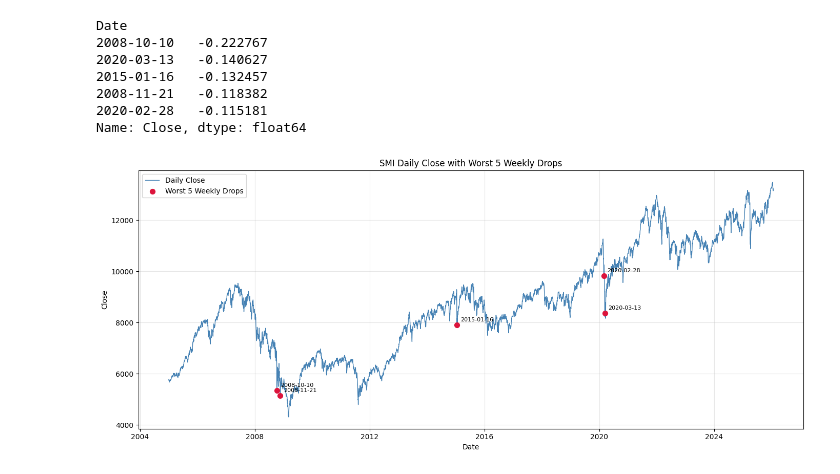
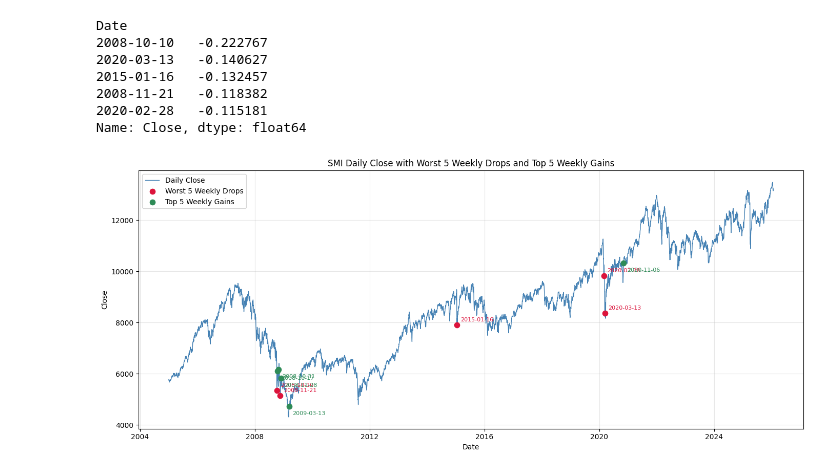
Before and after one commit to r-follador/TeletextSignals, a Jupyter notebook: E_SMI_events.ipynb, the cells around one changed output. Saved outputs shown, nothing was run; the diff lists cells and outputs as text; code cells hidden in the pictures.

```diff
--- a/E_SMI_events.ipynb
+++ b/E_SMI_events.ipynb
@@ -41,6 +41,7 @@ weekly = (
 )
 weekly_returns = weekly.pct_change().dropna()
 worst_5 = weekly_returns.nsmallest(5)
+best_5 = weekly_returns.nlargest(5)
 worst_5
 # %% [output]
 Date
@@ -53,23 +54,31 @@ Name: Close, dtype: float64
 # %%
 # Plot daily close with weekly drop markers
 plt.figure(figsize=(14, 6))
 plt.plot(df['Date'], df['Close'], color='steelblue', linewidth=1, label='Daily Close')
 
 # Mark worst weekly drops on the corresponding week-end date
-marker_dates = worst_5.index
-marker_values = df.set_index('Date').loc[marker_dates, 'Close']
-plt.scatter(marker_dates, marker_values, color='crimson', s=50, zorder=3, label='Worst 5 Weekly Drops')
+worst_dates = worst_5.index
+worst_values = df.set_index('Date').loc[worst_dates, 'Close']
+plt.scatter(worst_dates, worst_values, color='crimson', s=55, zorder=3, label='Worst 5 Weekly Drops')
 
-for d, v in zip(marker_dates, marker_values):
-    plt.annotate(d.strftime('%Y-%m-%d'), (d, v), textcoords='offset points', xytext=(5, 5), fontsize=8)
+for d, v in zip(worst_dates, worst_values):
+    plt.annotate(d.strftime('%Y-%m-%d'), (d, v), textcoords='offset points', xytext=(5, 5), fontsize=8, color='crimson')
 
-plt.title('SMI Daily Close with Worst 5 Weekly Drops')
+# Mark best weekly gains on the corresponding week-end date
+best_dates = best_5.index
+best_values = df.set_index('Date').loc[best_dates, 'Close']
+plt.scatter(best_dates, best_values, color='seagreen', s=55, zorder=3, label='Top 5 Weekly Gains')
+
+for d, v in zip(best_dates, best_values):
+    plt.annotate(d.strftime('%Y-%m-%d'), (d, v), textcoords='offset points', xytext=(5, -12), fontsize=8, color='seagreen')
+
+plt.title('SMI Daily Close with Worst 5 Weekly Drops and Top 5 Weekly Gains')
 plt.xlabel('Date')
 plt.ylabel('Close')
 plt.grid(True, alpha=0.3)
 plt.legend()
 plt.tight_layout()
 plt.show()
 # %% [output]
-[figure, old version]
+[figure, new version]
 # %%
```
Also changed, not shown: parts of 3 cells of this notebook, 3 other files.
